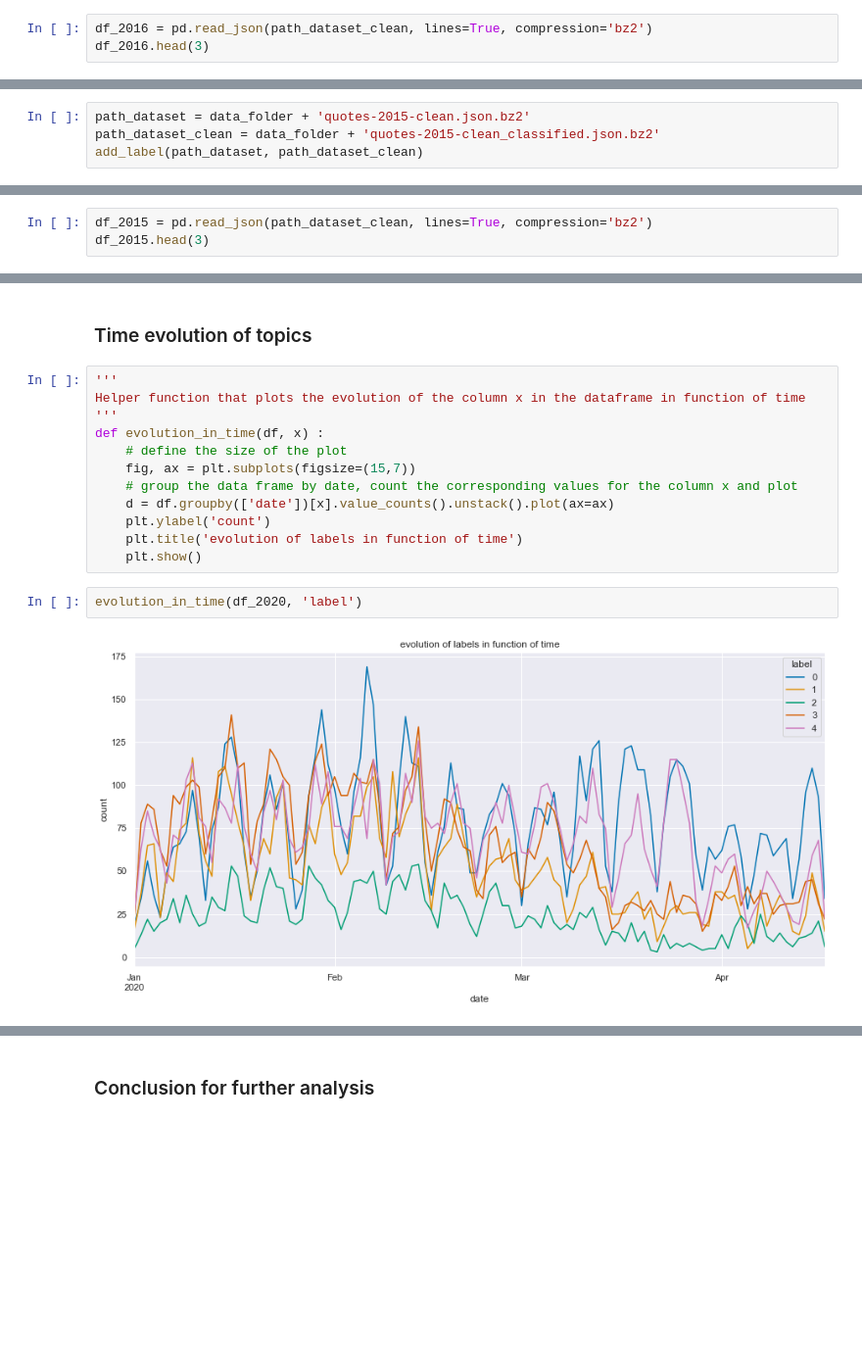
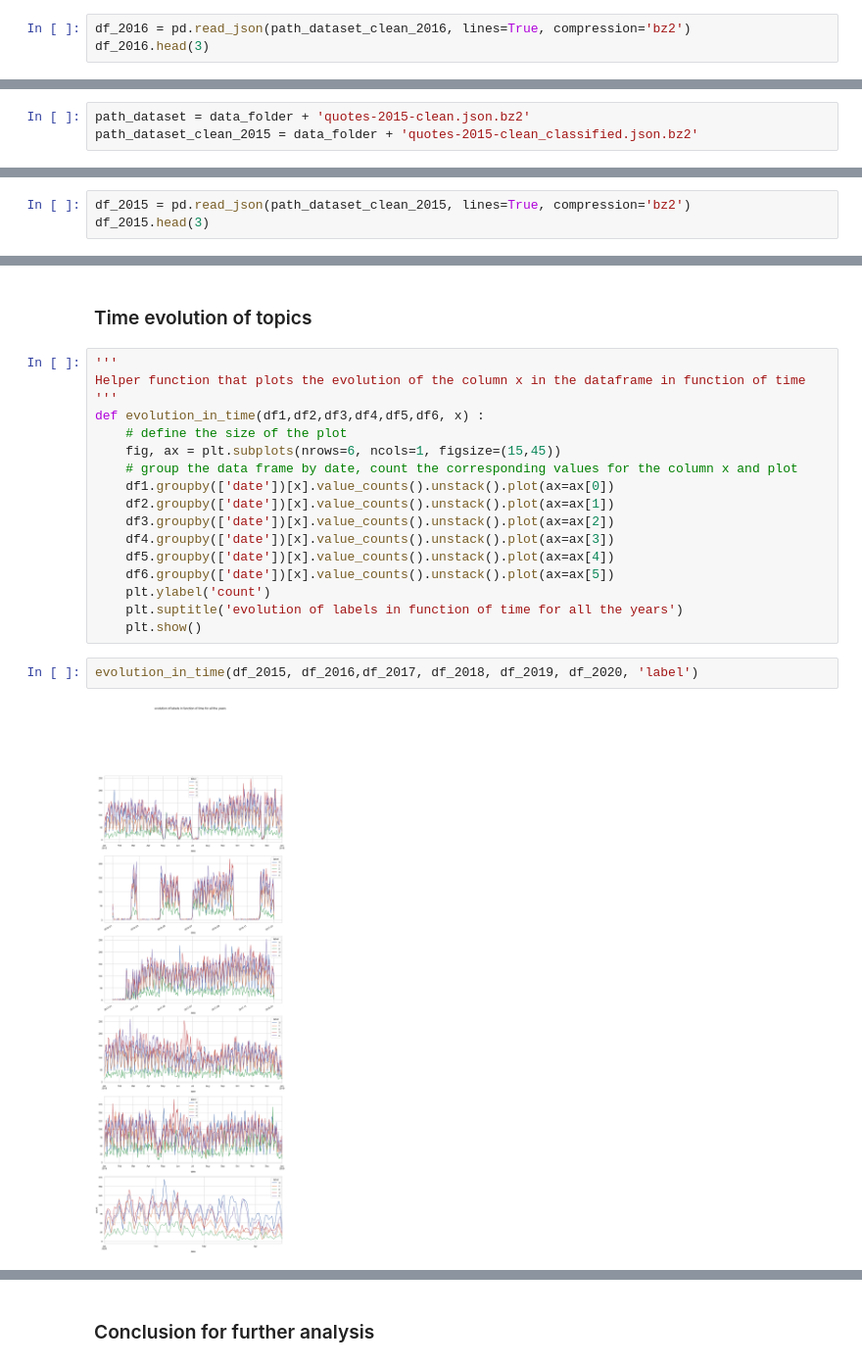
Before and after one commit to epfl-ada/ada-2021-project-adamandeve, a Jupyter notebook: Milestone3.ipynb, the cells around one changed output, grey strips where cells are left out. Shown at 98% size. Drawn from its saved outputs; the diff is of its cells as text; blank space fills up the shorter version.

Commit message:
subplots and analysis

```diff
--- a/Milestone3.ipynb
+++ b/Milestone3.ipynb
@@ -1184,5 +1189,5 @@ The final shape of the dataset is 84552
 # %%
-df_2016 = pd.read_json(path_dataset_clean, lines=True, compression='bz2')
+df_2016 = pd.read_json(path_dataset_clean_2016, lines=True, compression='bz2')
 df_2016.head(3)
 # %% [output]
 |  | quotation | speaker | date | qids | urls | label |
@@ -1193,5 +1198,4 @@ df_2016.head(3)
 Classification of the 2015 quotations:
 # %%
 path_dataset = data_folder + 'quotes-2015-clean.json.bz2'
-path_dataset_clean = data_folder + 'quotes-2015-clean_classified.json.bz2'
-add_label(path_dataset, path_dataset_clean)
+path_dataset_clean_2015 = data_folder + 'quotes-2015-clean_classified.json.bz2'
@@ -1201,5 +1207,5 @@ The final shape of the dataset is 139516
 # %%
-df_2015 = pd.read_json(path_dataset_clean, lines=True, compression='bz2')
+df_2015 = pd.read_json(path_dataset_clean_2015, lines=True, compression='bz2')
 df_2015.head(3)
 # %% [output]
 |  | quotation | speaker | date | qids | urls | label |
@@ -1288,15 +1279,20 @@ plot_pie(df_2015, 'label',  CLASS)
 '''
 Helper function that plots the evolution of the column x in the dataframe in function of time
 '''
-def evolution_in_time(df, x) :
+def evolution_in_time(df1,df2,df3,df4,df5,df6, x) :
     # define the size of the plot
-    fig, ax = plt.subplots(figsize=(15,7))
+    fig, ax = plt.subplots(nrows=6, ncols=1, figsize=(15,45))
     # group the data frame by date, count the corresponding values for the column x and plot
-    d = df.groupby(['date'])[x].value_counts().unstack().plot(ax=ax)
+    df1.groupby(['date'])[x].value_counts().unstack().plot(ax=ax[0])
+    df2.groupby(['date'])[x].value_counts().unstack().plot(ax=ax[1])
+    df3.groupby(['date'])[x].value_counts().unstack().plot(ax=ax[2])
+    df4.groupby(['date'])[x].value_counts().unstack().plot(ax=ax[3])
+    df5.groupby(['date'])[x].value_counts().unstack().plot(ax=ax[4])
+    df6.groupby(['date'])[x].value_counts().unstack().plot(ax=ax[5])
     plt.ylabel('count')
-    plt.title('evolution of labels in function of time')
+    plt.suptitle('evolution of labels in function of time for all the years')
     plt.show()
 # %%
-evolution_in_time(df_2020, 'label')
+evolution_in_time(df_2015, df_2016,df_2017, df_2018, df_2019, df_2020, 'label')
 # %% [output]
-[figure, old version]
+[figure, new version]
```
Also changed, not shown: parts of 52 cells of this notebook.
